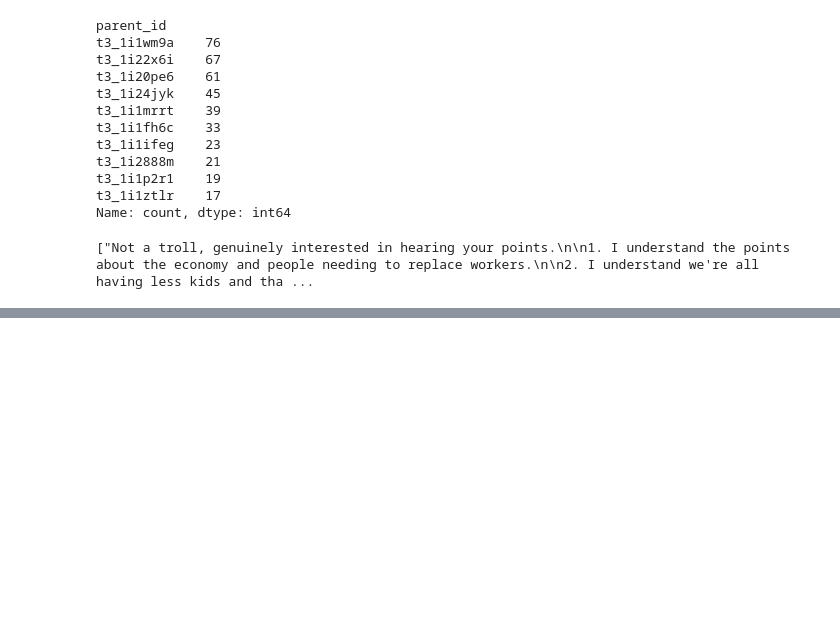
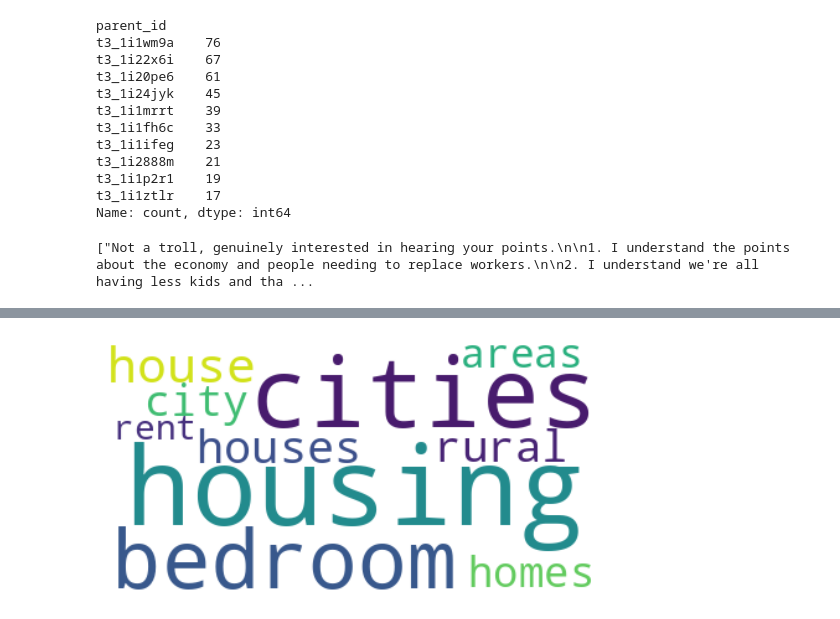
Before and after one commit to romxero/phd_research_project, a Jupyter notebook: analysis.ipynb, the cells around one changed output, grey strips where cells are left out. Drawn from its saved outputs; the diff is of its cells as text; code cells hidden in the pictures; blank space fills up the shorter version.

```diff
--- a/analysis.ipynb
+++ b/analysis.ipynb
@@ -824,0 +893,6 @@ KeyError: ('score', 'body')
+# %%
+myTmpDf2 = natalismComments.filter(items=['body']).loc[natalismComments['score'] > 2]
+tmp_model2 = BERTopic()
+tmp_topics2, tmp_probs2 = tmp_model2.fit_transform(myTmpDf2['body'].tolist())
+
+tmp_model2.get_topic_info().head(30)
@@ -824,0 +940,5 @@ KeyError: ('score', 'body')
+# %%
+# Upvote Topics
+create_wordcloud(tmp_model2, 0)
+# %% [output]
+[figure, added]
```
Also changed, not shown: parts of 22 cells of this notebook.
